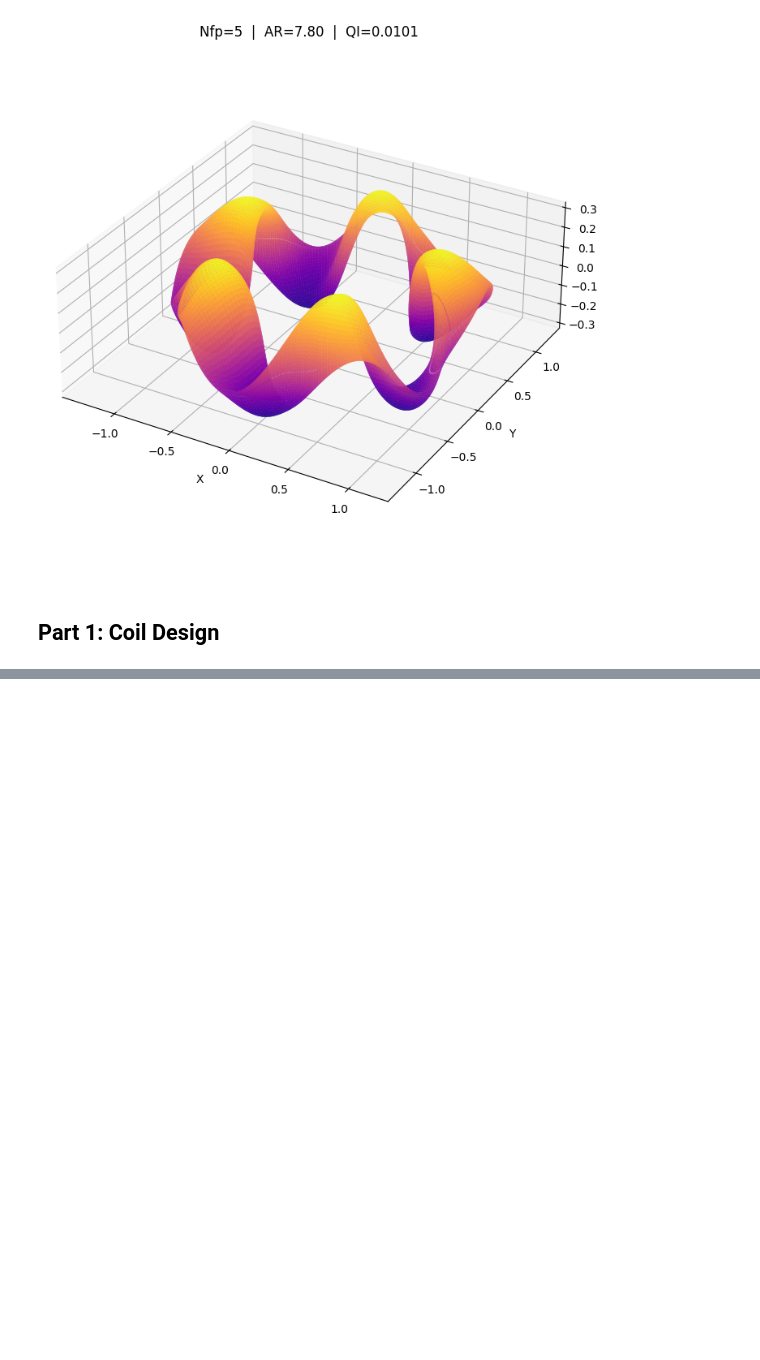
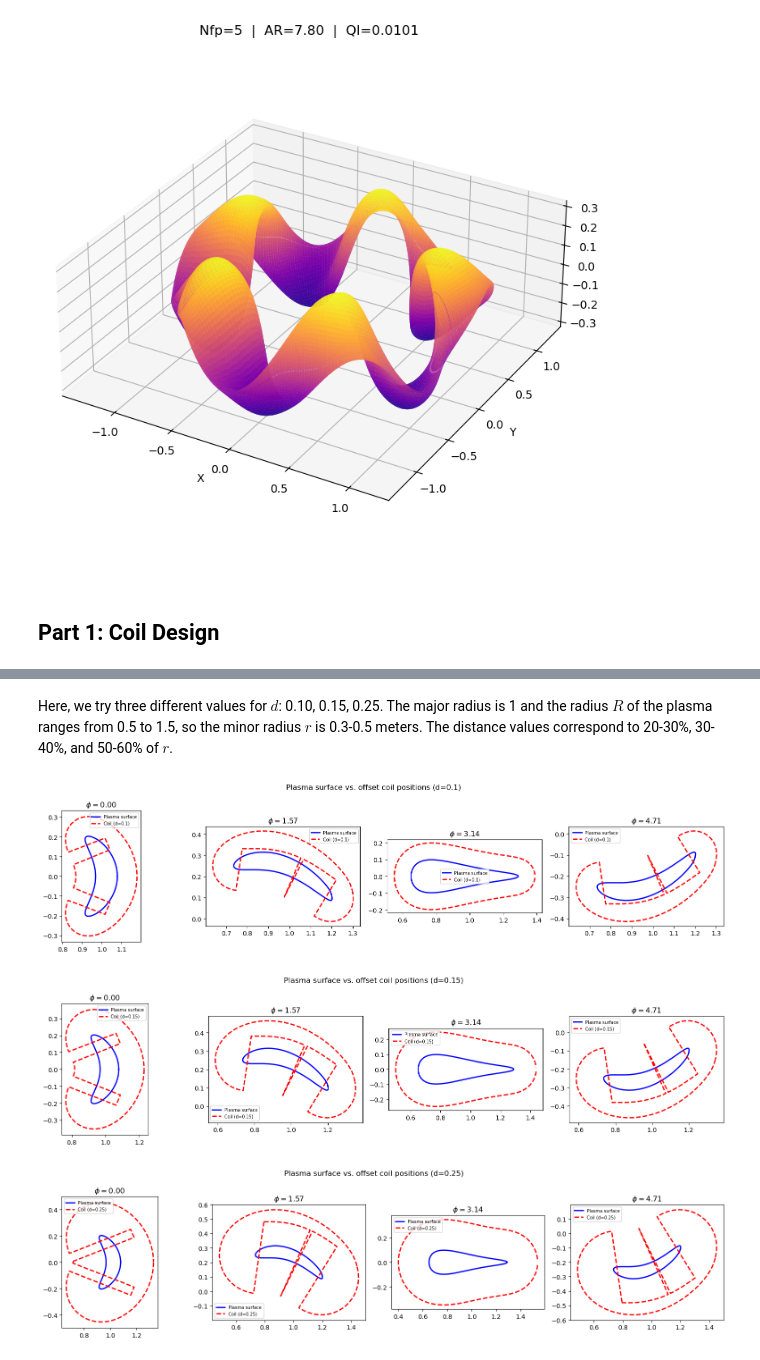
Before and after one commit to chuery/physics113final, a Jupyter notebook: main.ipynb, the cells around one changed output, grey strips where cells are left out. Drawn from its saved outputs; the diff is of its cells as text; code cells hidden in the pictures; blank space fills up the shorter version.

Commit message:
coil position offset for 3 distance values

```diff
--- a/main.ipynb
+++ b/main.ipynb
@@ -157,0 +213,32 @@ plt.show()
+# %% [markdown]
+Here, we try three different values for $d$: 0.10, 0.15, 0.25. The major radius is 1 and the radius $R$ of the plasma ranges from 0.5 to 1.5, so the minor radius $r$ is 0.3-0.5 meters. The distance values correspond to 20-30%, 30-40%, and 50-60% of $r$.
+# %%
+# Apply to all 4 boundaries
+d_vals = [0.10, 0.15, 0.25]  # try different values for d
+
+for d in d_vals:
+    offset_boundaries = []
+    for b in plasma_boundaries:
+        R_off, Z_off = offset_boundary(b["R"], b["Z"], d)
+        offset_boundaries.append({
+            "phi_val": b["phi_val"],
+            "R": R_off,
+            "Z": Z_off,
+            "X": R_off * np.cos(b["phi_val"]),
+            "Y": R_off * np.sin(b["phi_val"]),
+        })
+    fig, axes = plt.subplots(1, 4, figsize=(16, 4))
+    for i, (b, b_off) in enumerate(zip(plasma_boundaries, offset_boundaries)):
+        ax = axes[i]
+        ax.plot(b["R"], b["Z"], 'b-', lw=2, label="Plasma surface")
+        ax.plot(b_off["R"], b_off["Z"], 'r--', lw=2, label=f"Coil (d={d})")
+        ax.set_aspect("equal")
+        ax.set_title(fr"$\phi = {b['phi_val']:.2f}$")
+        ax.legend(fontsize=7)
+    plt.suptitle(f"Plasma surface vs. offset coil positions (d={d})")
+    plt.tight_layout()
+    plt.show()
+# %% [output]
+[figure, added]
+[figure, added]
+[figure, added]
```
Also changed, not shown: parts of 2 cells of this notebook.
